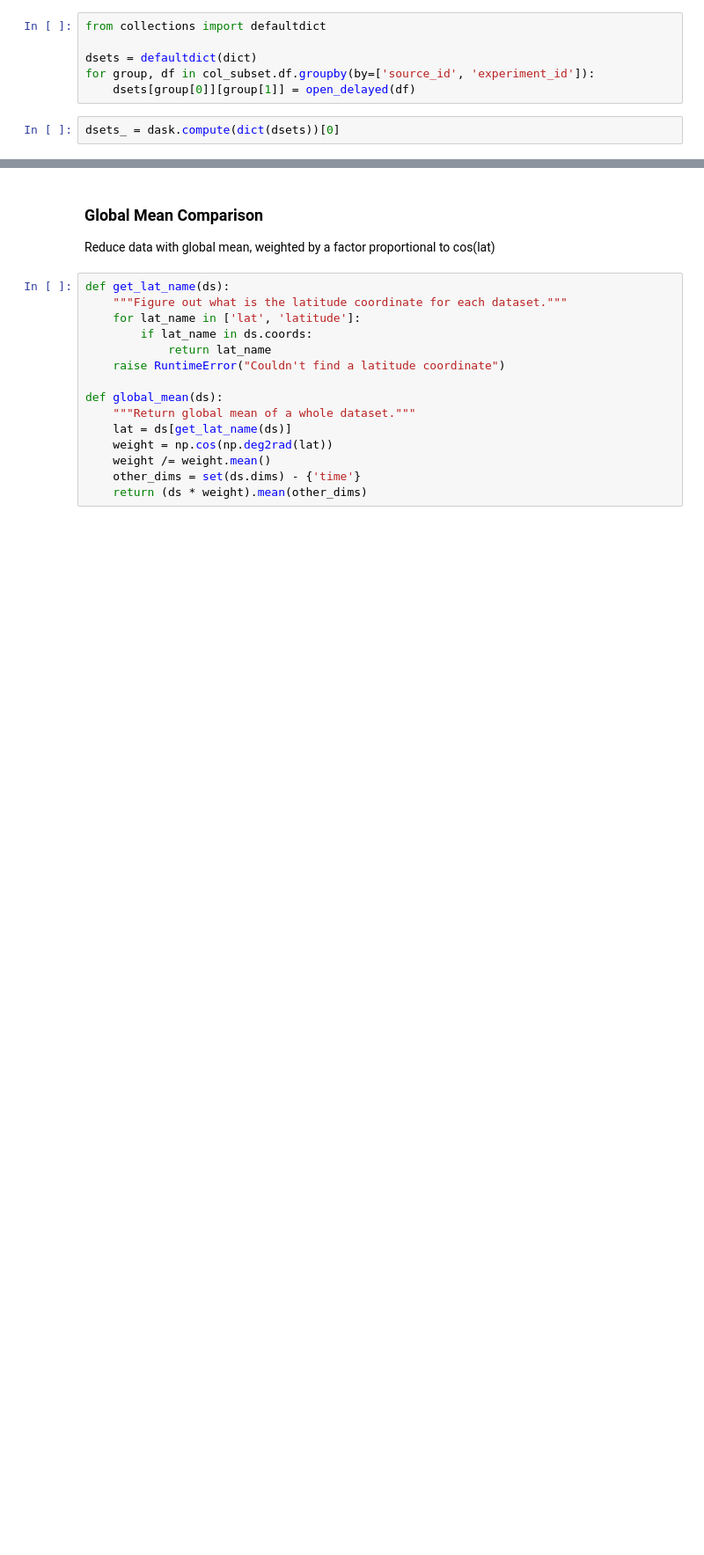
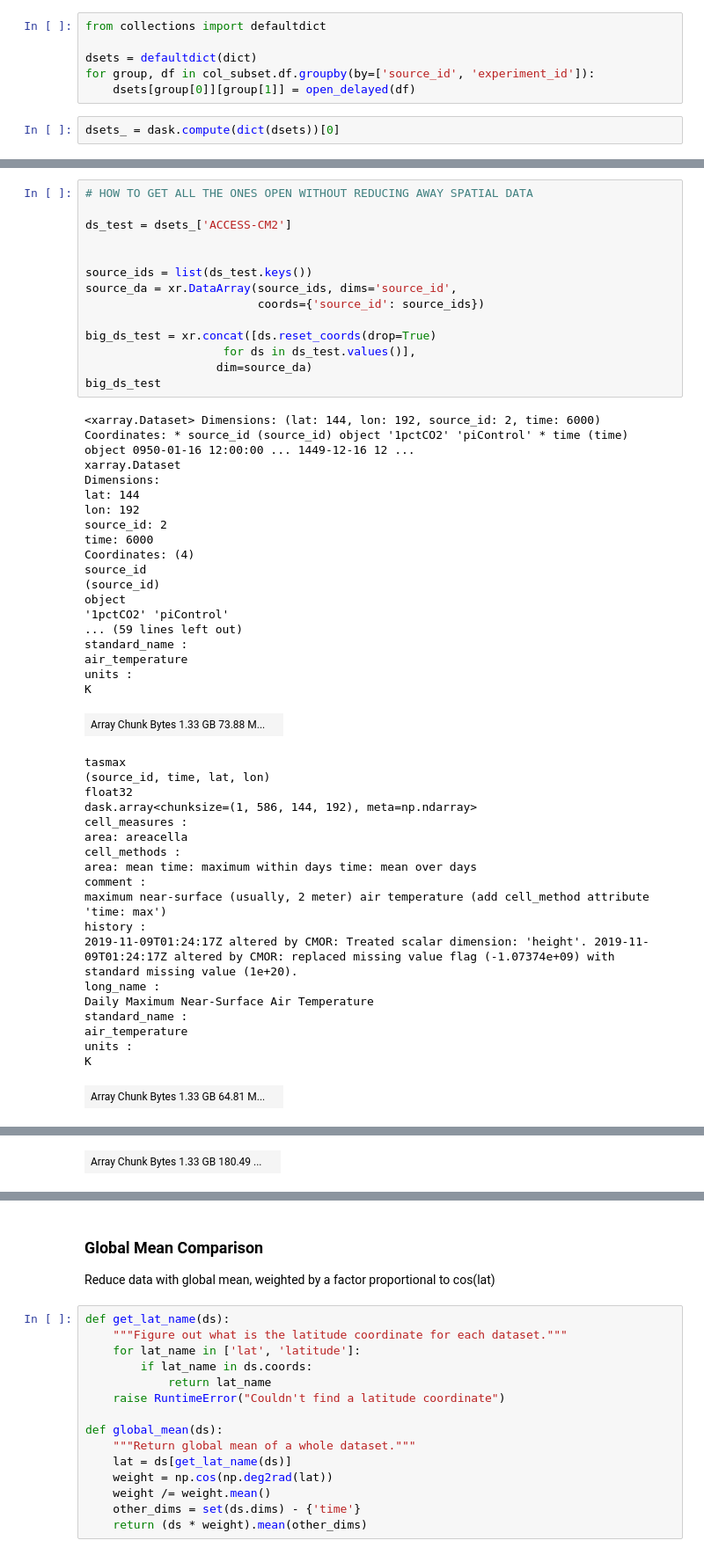
Before and after one commit to zentouro/rces-final, a Jupyter notebook: final_project.ipynb, the cells around one changed output, grey strips where cells are left out. Shown at 88% size. Drawn from its saved outputs; the diff is of its cells as text; blank space fills up the shorter version.

```diff
--- a/final_project.ipynb
+++ b/final_project.ipynb
@@ -153,0 +175,52 @@ dsets_ = dask.compute(dict(dsets))[0]
+# %%
+# HOW TO GET ALL THE ONES OPEN WITHOUT REDUCING AWAY SPATIAL DATA
+
+ds_test = dsets_['ACCESS-CM2']
+
+
+source_ids = list(ds_test.keys())
+source_da = xr.DataArray(source_ids, dims='source_id',
+                         coords={'source_id': source_ids})
+
+big_ds_test = xr.concat([ds.reset_coords(drop=True)
+                    for ds in ds_test.values()],
+                   dim=source_da)
+big_ds_test
+# %% [output]
+<xarray.Dataset> Dimensions: (lat: 144, lon: 192, source_id: 2, time: 6000) Coordinates: * source_id (source_id) object '1pctCO2' 'piControl' * time (time) object 0950-01-16 12:00:00 ... 1449-12-16 12 ...
+xarray.Dataset
+Dimensions:
+lat: 144
+lon: 192
+source_id: 2
+time: 6000
+Coordinates: (4)
+source_id
+(source_id)
+object
+'1pctCO2' 'piControl'
+... (59 lines left out)
+standard_name :
+air_temperature
+units :
+K
+| Array Chunk Bytes 1.33 GB 73.88 M... |  |
+tasmax
+(source_id, time, lat, lon)
+float32
+dask.array<chunksize=(1, 586, 144, 192), meta=np.ndarray>
+cell_measures :
+area: areacella
+cell_methods :
+area: mean time: maximum within days time: mean over days
+comment :
+maximum near-surface (usually, 2 meter) air temperature (add cell_method attribute 'time: max')
+history :
+2019-11-09T01:24:17Z altered by CMOR: Treated scalar dimension: 'height'. 2019-11-09T01:24:17Z altered by CMOR: replaced missing value flag (-1.07374e+09) with standard missing value (1e+20).
+long_name :
+Daily Maximum Near-Surface Air Temperature
+standard_name :
+air_temperature
+units :
+K
+| Array Chunk Bytes 1.33 GB 64.81 M... |  |
@@ -153,0 +245 @@ dsets_ = dask.compute(dict(dsets))[0]
+| Array Chunk Bytes 1.33 GB 180.49 ... |  |
```
Also changed, not shown: parts of 16 cells of this notebook, 6 other files.
